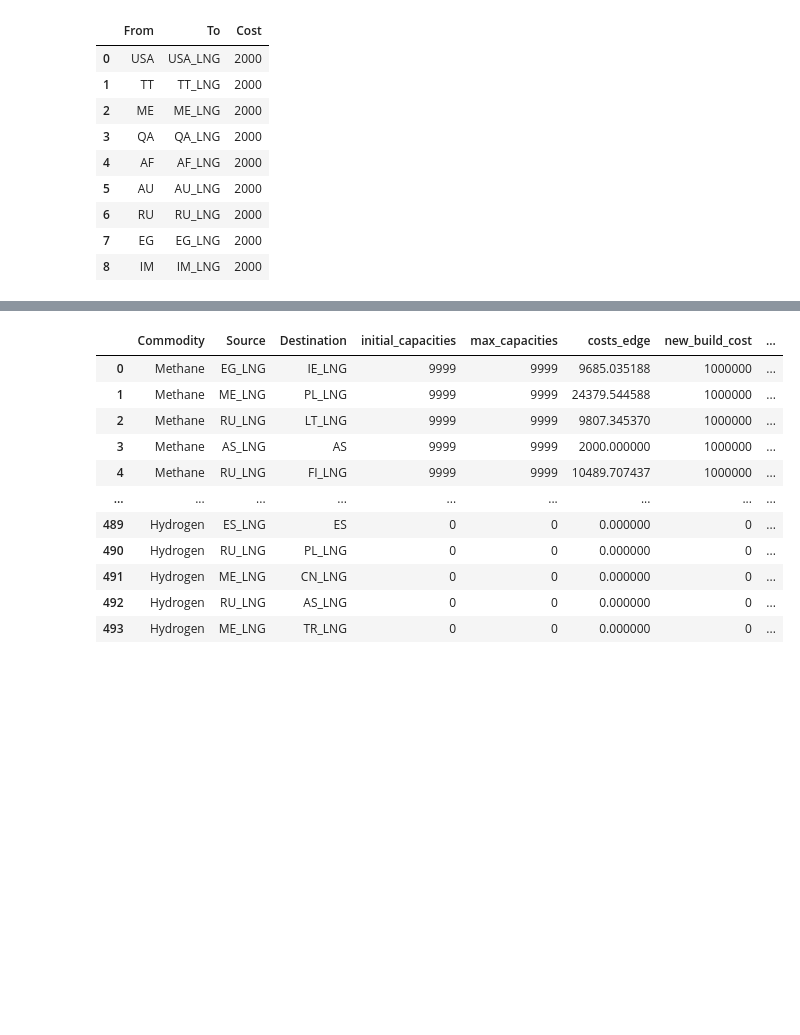
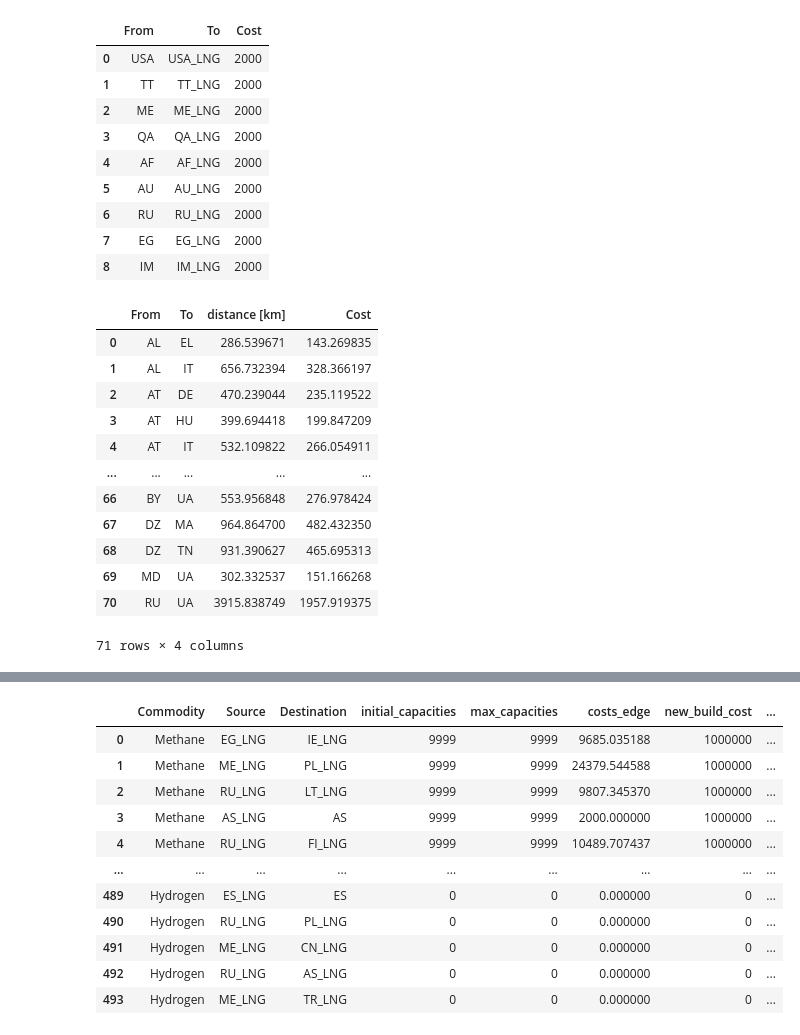
Before and after one commit to CSEI-EU/gas_infrastructure_model, a Jupyter notebook: 00_code_base/07_data_prep/Data_Prep.ipynb, the cells around one changed output, grey strips where cells are left out. Cells and saved outputs as stored; diff of their text form; code cells hidden in the pictures; blank space fills up the shorter version.

```diff
--- a/00_code_base/07_data_prep/Data_Prep.ipynb
+++ b/00_code_base/07_data_prep/Data_Prep.ipynb
@@ -46,7 +46,7 @@ def create_LNG_regasification_df(df, factor):
 
 #Define a function to multiply the distance by a cost factor for the pipelines
 def pipeline_transport_cost(df, cost_factor):
-    df["cost"] = df["distance [km]"] * cost_factor
+    df["Cost"] = df["distance [km]"] * cost_factor
     return df
 
 # Function to create df_supply_demand_global
@@ -59,6 +59,35 @@ def create_supply_demand_df(df, supply=True):
     })
 
     return df_supply_demand_global
+
+def expand_with_hydrogen(df, hydrogen_investment):
+    if hydrogen_investment:
+        return df  # If investment is allowed, return the original dataframe unchanged
+
+    # Check if the input dataframe follows the (Commodity, Source, Destination) structure
+    if {'Commodity', 'Source', 'Destination'}.issubset(df.columns):
+        # Copy relevant columns and create a hydrogen version
+        hydrogen_df = df[['Commodity', 'Source', 'Destination']].copy()
+        hydrogen_df['Commodity'] = 'Hydrogen'  # Replace Commodity with Hydrogen
+
+    # If the input dataframe follows the (Commodity, Node, Supply) structure
+    elif {'Commodity', 'Node', 'Supply'}.issubset(df.columns):
+        # Copy relevant columns and create a hydrogen version
+        hydrogen_df = df[['Commodity', 'Node']].copy()
+        hydrogen_df['Commodity'] = 'Hydrogen'  # Replace Commodity with Hydrogen
+
+    else:
+        raise ValueError("Unexpected dataframe format. Must contain either ['Commodity', 'Source', 'Destination'] or ['Commodity', 'Node', 'Supply']")
+
+    # Fill all other columns with 0
+    for col in df.columns:
+        if col not in hydrogen_df.columns:  # Skip the required columns
+            hydrogen_df[col] = 0
+
+    # Combine the original dataframe with the new hydrogen dataframe
+    df_expanded = pd.concat([df, hydrogen_df], ignore_index=True)
+
+    return df_expanded
 # %%
 hydrogen_investment=False
 
@@ -100,8 +132,14 @@ df_consumption_global = df_consumption_global.iloc[:-3]
 df_consumption_global = df_consumption_global.iloc[:, :-2]
 #gobal production
 df_production_global = df_production_global.iloc[:-3]
+#globale pipelines
+df_pipelines_global = df_pipelines_global.iloc[:, :-5]
 #europe demand
 df_consumption_europe = df_consumption_europe.iloc[:-11]
 #europe production
 df_production_europe = df_production_europe.iloc[:-7]
 df_production_europe = df_production_europe.iloc[:, :-7]
+
+#adjust naming
+df_distances = df_distances.rename(columns={"from [NUTS_ID]": "From"})
+df_distances = df_distances.rename(columns={"to [NUTS_ID]": "To"})
@@ -167,0 +223,16 @@ df_result = pipeline_transport_cost(df_distances, cost_factor_pipelines)
+# %%
+df_european_pipe_transport_cost
+# %% [output]
+|  | From | To | distance [km] | Cost |
+| 0 | AL | EL | 286.539671 | 143.269835 |
+| 1 | AL | IT | 656.732394 | 328.366197 |
+| 2 | AT | DE | 470.239044 | 235.119522 |
+| 3 | AT | HU | 399.694418 | 199.847209 |
+| 4 | AT | IT | 532.109822 | 266.054911 |
+| ... | ... | ... | ... | ... |
+| 66 | BY | UA | 553.956848 | 276.978424 |
+| 67 | DZ | MA | 964.864700 | 482.432350 |
+| 68 | DZ | TN | 931.390627 | 465.695313 |
+| 69 | MD | UA | 302.332537 | 151.166268 |
+| 70 | RU | UA | 3915.838749 | 1957.919375 |
+71 rows × 4 columns
```
Also changed, not shown: parts of 12 cells of this notebook, 1 other file.
